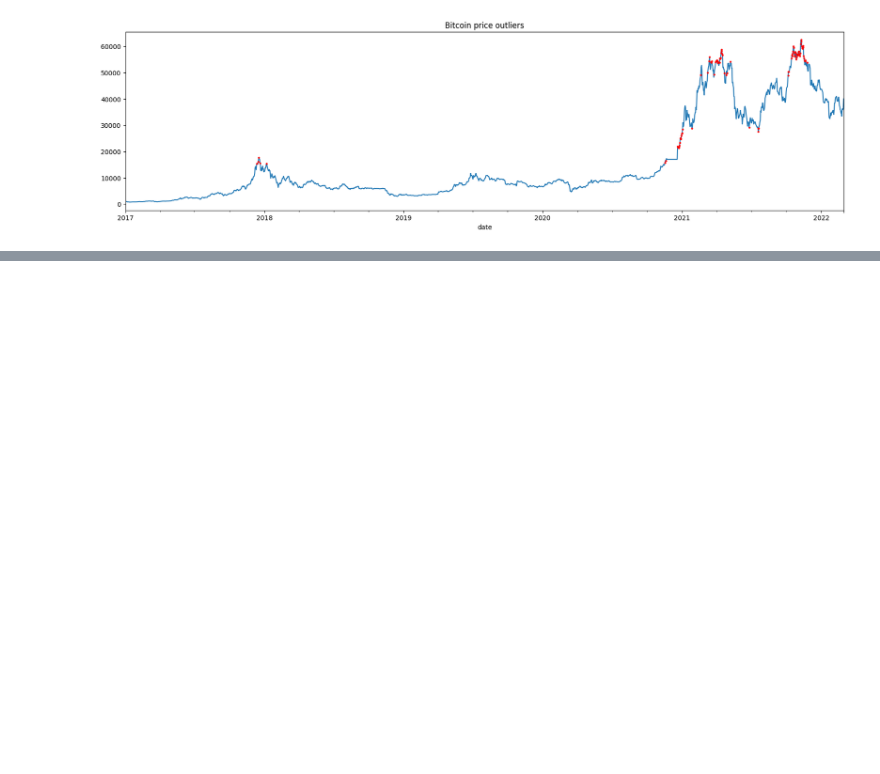
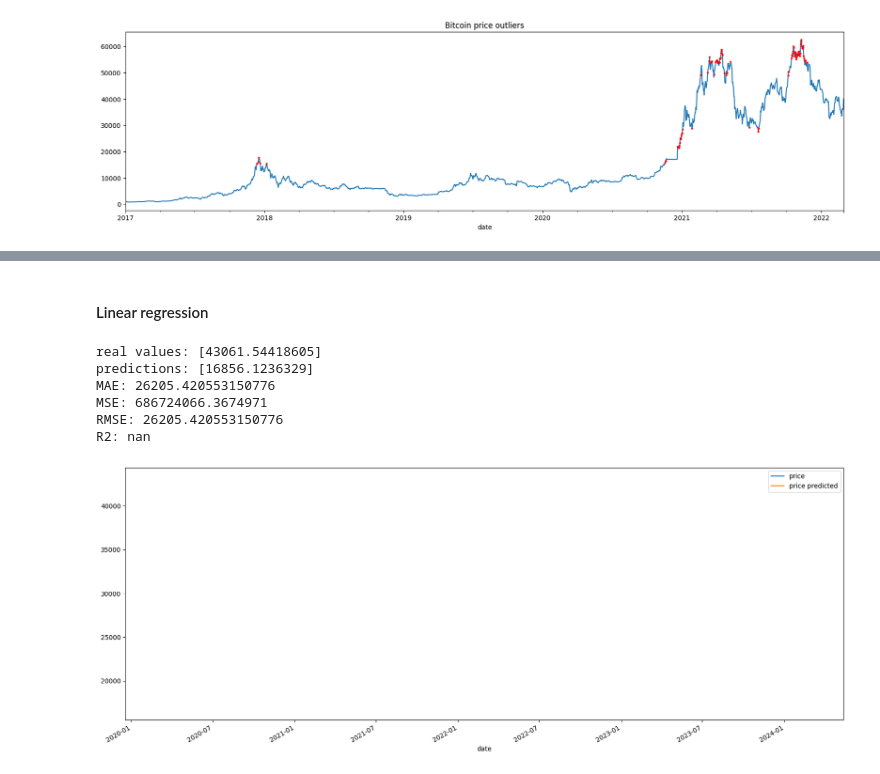
Before and after one commit to tiagohorta21/bitcoin_idc, a Jupyter notebook: main.ipynb, the cells around one changed output, grey strips where cells are left out. Cells and saved outputs as stored; diff of their text form; code cells hidden in the pictures; blank space fills up the shorter version.

```diff
--- a/main.ipynb
+++ b/main.ipynb
@@ -861,0 +1073,56 @@ potential_outliers.plot(style='ro', title='Bitcoin price outliers', figsize=(20,
+# %%
+n_train = 1
+
+# training data
+X_train = X.iloc[:-n_train]
+y_train = y.iloc[:-n_train]
+
+# testing data
+X_test = X.iloc[-n_train:]
+y_test = y.iloc[-n_train:]
+# %% [markdown]
+#### Linear regression
+# %%
+from sklearn.linear_model import LinearRegression
+from sklearn.pipeline import Pipeline
+
+ols_model = Pipeline([('scaler', StandardScaler()), ('OLS', LinearRegression())]).fit(X_train, y_train)
+
+# Use the model to predict values for the test set
+y_test_pred = ols_model.predict(X_test)
+# %%
+from sklearn.metrics import mean_absolute_error
+from sklearn.metrics import mean_squared_error
+from sklearn.metrics import r2_score
+
+def print_results(y_test, y_test_pred):
+    # compute the MAE for the test set
+    print('real values:', y_test.values)
+    print('predictions:', y_test_pred)
+
+    mae = mean_absolute_error(y_test, y_test_pred)
+    print('MAE:', mae)
+
+    MSE = mean_squared_error(y_test, y_test_pred)
+    print('MSE:', MSE)
+
+    RMSE = MSE ** .5
+    print('RMSE:', RMSE)
+
+    R2 = r2_score(y_test, y_test_pred)
+    print('R2:', R2)
+
+    df_test = pd.DataFrame(y_test)
+    df_test["price predicted"] = y_test_pred
+    df_test.set_index(X_test.index, inplace=True)
+    df_test.plot(figsize=(20, 8))
+
+print_results(y_test, y_test_pred)
+# %% [output]
+real values: [43061.54418605]
+predictions: [16856.1236329]
+MAE: 26205.420553150776
+MSE: 686724066.3674971
+RMSE: 26205.420553150776
+R2: nan
+[figure, added]
```
Also changed, not shown: parts of 33 cells of this notebook.
